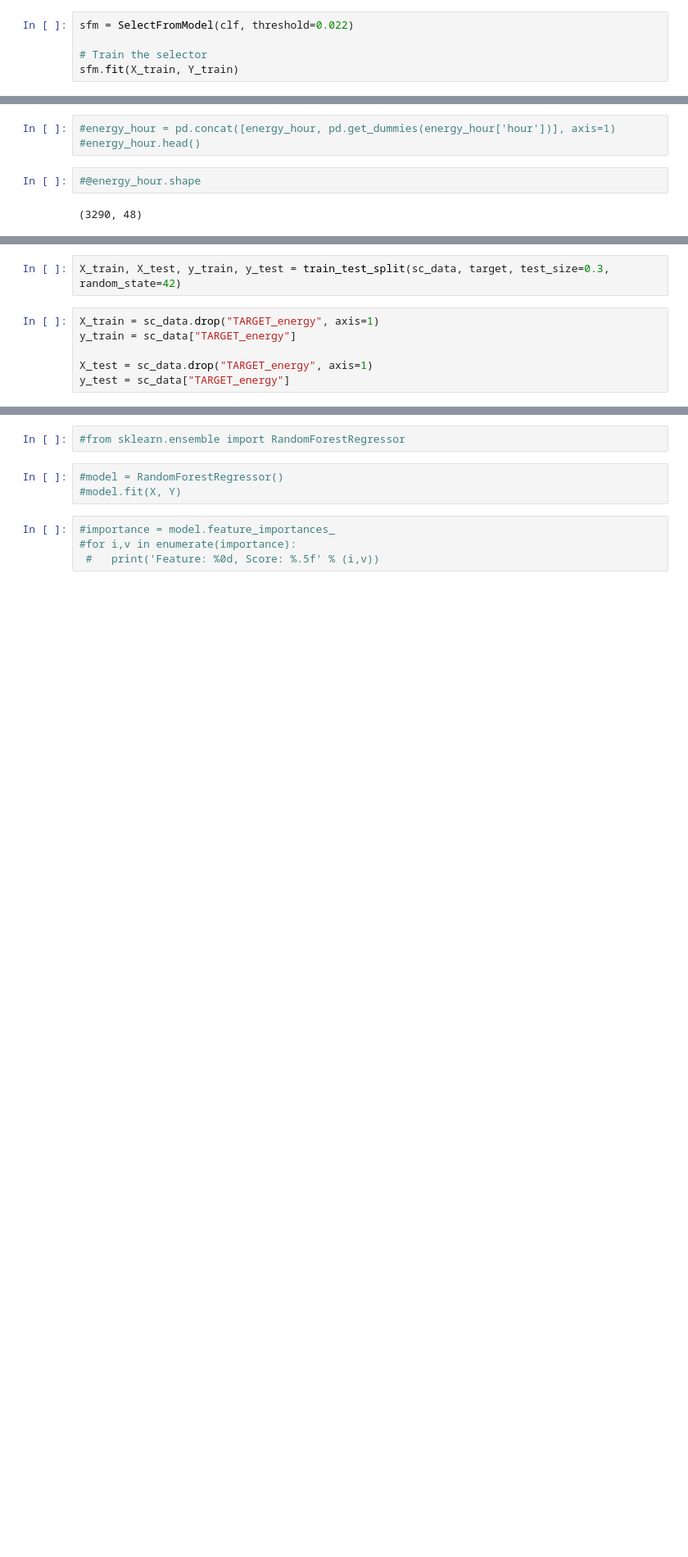
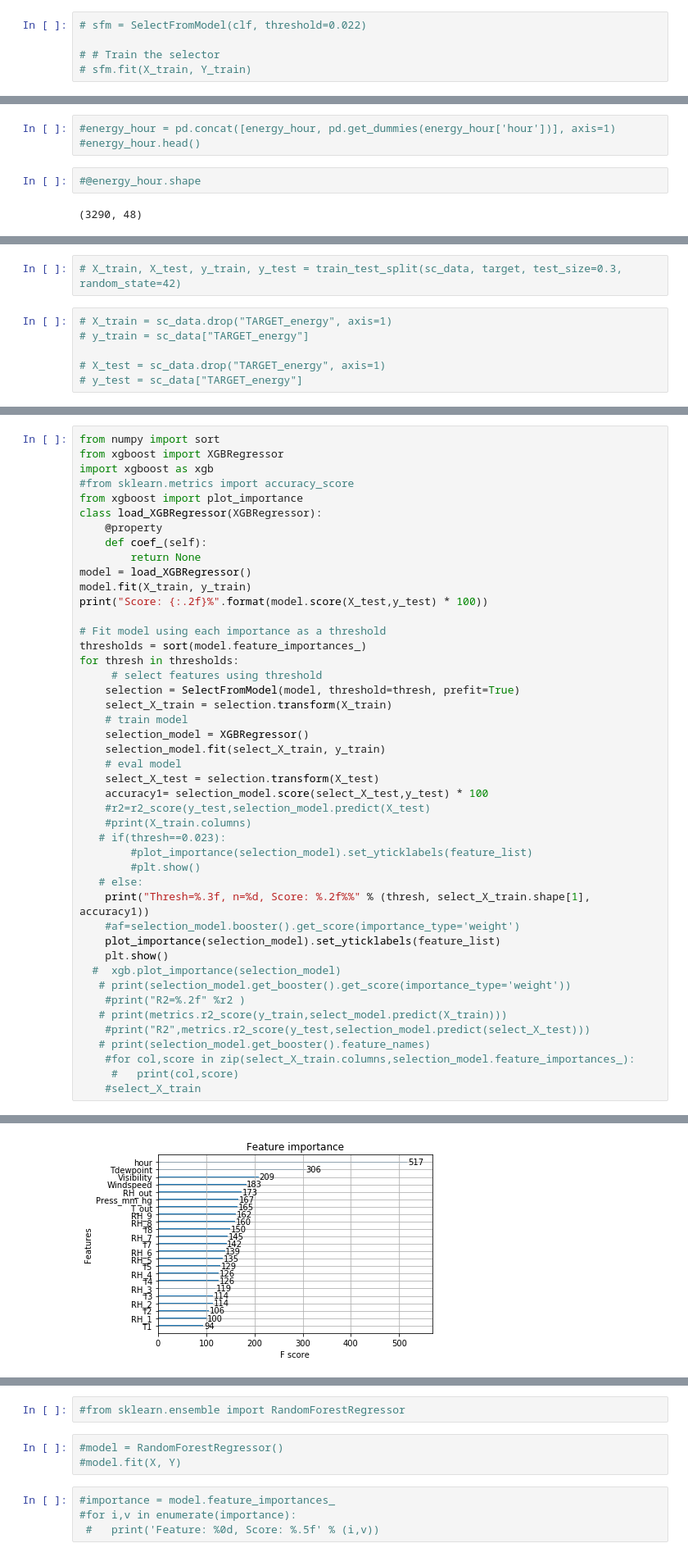
Before and after one commit to nchand/predict-energy-use, a Jupyter notebook: energy-use.ipynb, the cells around one changed output, grey strips where cells are left out. Shown at 82% size. Cells and saved outputs as stored; diff of their text form; blank space fills up the shorter version.

Commit message:
updated models

```diff
--- a/energy-use.ipynb
+++ b/energy-use.ipynb
@@ -604,10 +543,10 @@ for feature in zip(feature_list, clf.feature_importances_):
 ('Tdewpoint', 0.025969304272996614)
 ('hour', 0.20099504271401622)
 # %%
-sfm = SelectFromModel(clf, threshold=0.022)
+# sfm = SelectFromModel(clf, threshold=0.022)
 
-# Train the selector
-sfm.fit(X_train, Y_train)
+# # Train the selector
+# sfm.fit(X_train, Y_train)
 # %% [output]
 SelectFromModel(estimator=RandomForestRegressor(bootstrap=True, ccp_alpha=0.0,
                                                 criterion='mse', max_depth=None,
@@ -730,8 +705,8 @@ sc_data
 # %%
-X_train, X_test, y_train, y_test = train_test_split(sc_data, target, test_size=0.3, random_state=42)
+# X_train, X_test, y_train, y_test = train_test_split(sc_data, target, test_size=0.3, random_state=42)
 # %%
-X_train = sc_data.drop("TARGET_energy", axis=1)
-y_train = sc_data["TARGET_energy"]
+# X_train = sc_data.drop("TARGET_energy", axis=1)
+# y_train = sc_data["TARGET_energy"]
 
-X_test = sc_data.drop("TARGET_energy", axis=1)
-y_test = sc_data["TARGET_energy"]
+# X_test = sc_data.drop("TARGET_energy", axis=1)
+# y_test = sc_data["TARGET_energy"]
@@ -841,0 +843,46 @@ pipeline_result
+# %%
+from numpy import sort
+from xgboost import XGBRegressor
+import xgboost as xgb
+#from sklearn.metrics import accuracy_score
+from xgboost import plot_importance
+class load_XGBRegressor(XGBRegressor):
+    @property
+    def coef_(self):
+        return None
+model = load_XGBRegressor()
+model.fit(X_train, y_train)
+print("Score: {:.2f}%".format(model.score(X_test,y_test) * 100))
+
+# Fit model using each importance as a threshold
+thresholds = sort(model.feature_importances_)
+for thresh in thresholds:
+     # select features using threshold
+    selection = SelectFromModel(model, threshold=thresh, prefit=True)
+    select_X_train = selection.transform(X_train)
+    # train model
+    selection_model = XGBRegressor()
+    selection_model.fit(select_X_train, y_train)
+    # eval model
+    select_X_test = selection.transform(X_test)
+    accuracy1= selection_model.score(select_X_test,y_test) * 100
+    #r2=r2_score(y_test,selection_model.predict(X_test)
+    #print(X_train.columns)
+   # if(thresh==0.023):
+        #plot_importance(selection_model).set_yticklabels(feature_list)
+        #plt.show()
+   # else:
+    print("Thresh=%.3f, n=%d, Score: %.2f%%" % (thresh, select_X_train.shape[1], accuracy1))
+    #af=selection_model.booster().get_score(importance_type='weight')
+    plot_importance(selection_model).set_yticklabels(feature_list)
+    plt.show()
+  #  xgb.plot_importance(selection_model)
+   # print(selection_model.get_booster().get_score(importance_type='weight'))
+    #print("R2=%.2f" %r2 )
+   # print(metrics.r2_score(y_train,select_model.predict(X_train)))
+    #print("R2",metrics.r2_score(y_test,selection_model.predict(select_X_test)))
+   # print(selection_model.get_booster().feature_names)
+    #for col,score in zip(select_X_train.columns,selection_model.feature_importances_):
+     #   print(col,score)
+    #select_X_train
+# %% [output]
@@ -841,0 +891 @@ pipeline_result
+[figure, added]
```
Also changed, not shown: parts of 47 cells of this notebook.
